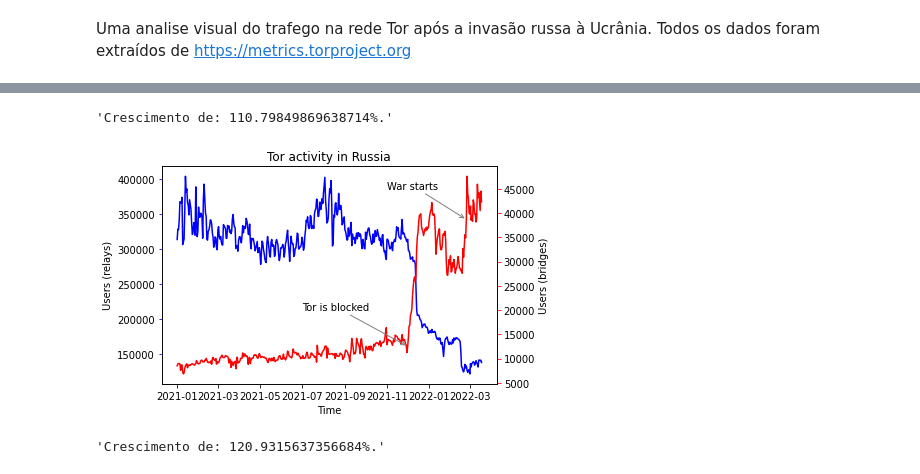
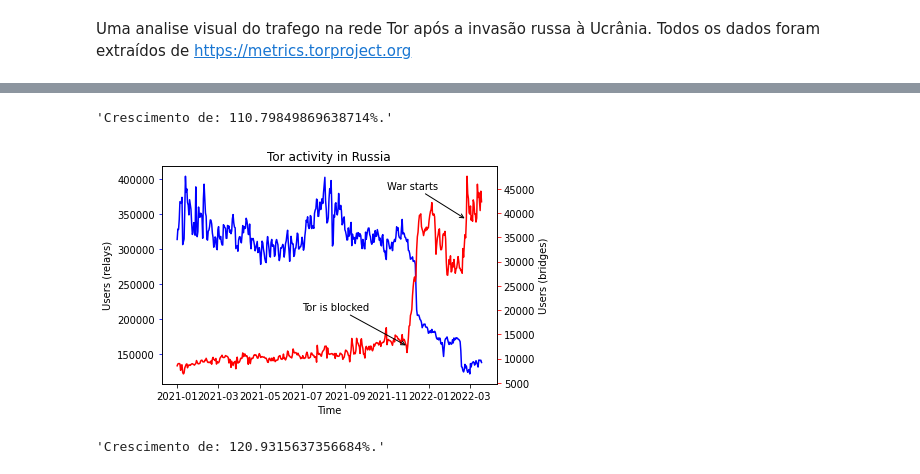
Before and after one commit to luccagodooy/tor-ukr-rus, a Jupyter notebook: main.ipynb, the cells around one changed output, grey strips where cells are left out. Cells and saved outputs as stored; diff of their text form; code cells hidden in the pictures.

```diff
--- a/main.ipynb
+++ b/main.ipynb
@@ -27,6 +27,9 @@ def viz(axes, a, b, color, xlabel, ylabel):
 
 def porcentagem(a, b):
     return 'Crescimento de: ' + str(a / b * 100) + '%.'
+
+def plotAnnotate(axes, tag, x, y, xtext, ytext, style, color):
+    axes.annotate(tag, xy=(x, y), xytext=(xtext, ytext), arrowprops={'arrowstyle': style, 'color': color})
 # %%
 
 fig, ax = plt.subplots()
@@ -53,27 +55,25 @@ porcentagem(bridgeUa['users'].loc['2022-02-24'], bridgeUa['users'].loc['2022-02-
 # %%
 fig, ax = plt.subplots()
 
 relayRu_ytd, bridgeRu_ytd = relayRu[start:], bridgeRu[start:]
 
 ax2 = ax.twinx()
 
 viz(ax, relayRu_ytd.index, relayRu_ytd['users'], 'blue', 'Time', 'Users (relays)')
 viz(ax2, bridgeRu_ytd.index, bridgeRu_ytd['users'], 'red', 'Time', 'Users (bridges)')
 
-ax2.annotate('Tor is blocked', xy=(pd.Timestamp('2021-12-01'), bridgeRu_ytd['users'].loc['2021-12-01']), \
-    xytext=(pd.Timestamp('2021-07-01'), 20000), \
-    arrowprops={'arrowstyle': '->', 'color': 'gray'})
+plotAnnotate(ax2, 'Tor is blocked', pd.Timestamp('2021-12-01'), bridgeRu['users'].loc['2021-12-01'], \
+    pd.Timestamp('2021-07-01'), 20000, '->', 'black')
 
-ax2.annotate('War starts', xy=(pd.Timestamp('2022-02-24'), bridgeRu_ytd['users'].loc['2022-02-24']), \
-    xytext=(pd.Timestamp('2021-11-01'), 45000), \
-    arrowprops={'arrowstyle': '->', 'color': 'gray'})
+plotAnnotate(ax2, 'War starts', pd.Timestamp('2022-02-24'), bridgeRu['users'].loc['2022-02-24'], \
+    pd.Timestamp('2021-11-01'), 45000, '->', 'black')
 
 plt.title('Tor activity in Russia')
 
 porcentagem(bridgeRu['users'].loc['2022-02-24'], bridgeRu['users'].loc['2022-02-23'])
 # %% [output]
 'Crescimento de: 110.79849869638714%.'
-[figure, old version]
+[figure, new version]
 # %%
 onionDirs = pd.read_csv('https://metrics.torproject.org/hidserv-dir-v3-onions-seen.csv', comment='#', parse_dates=['date'], index_col='date')
 
```
Also changed, not shown: parts of 2 cells of this notebook.
